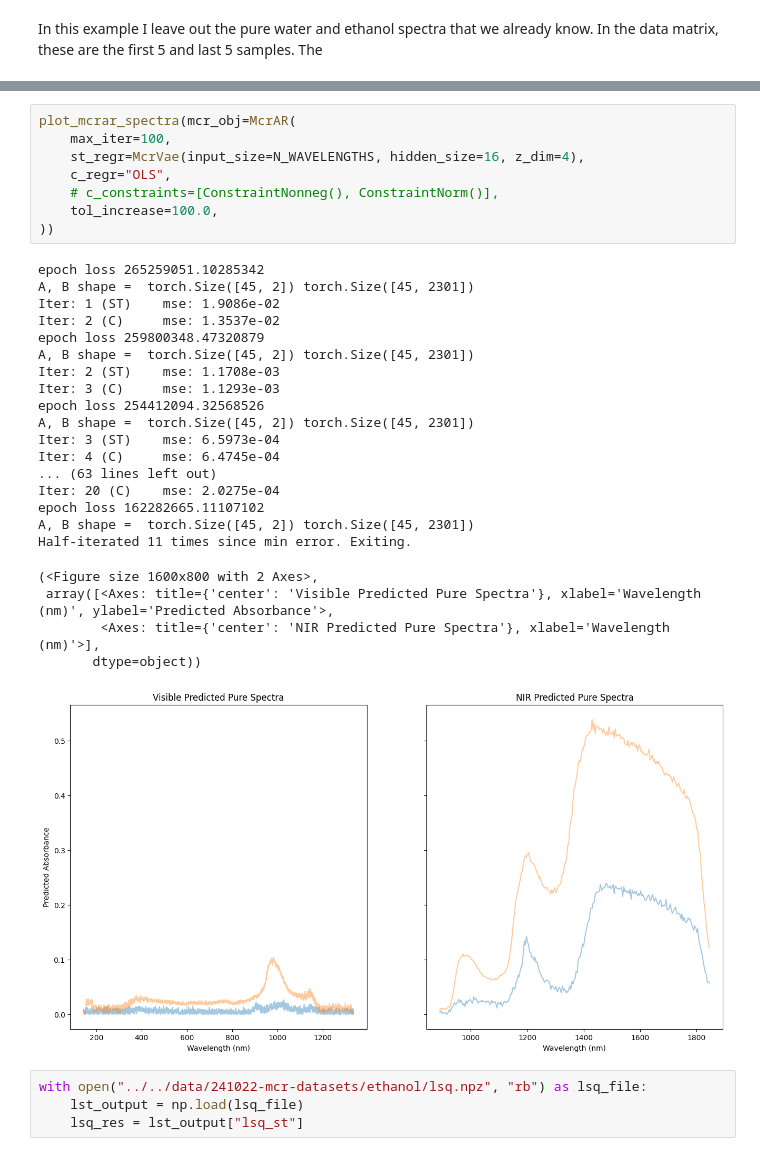
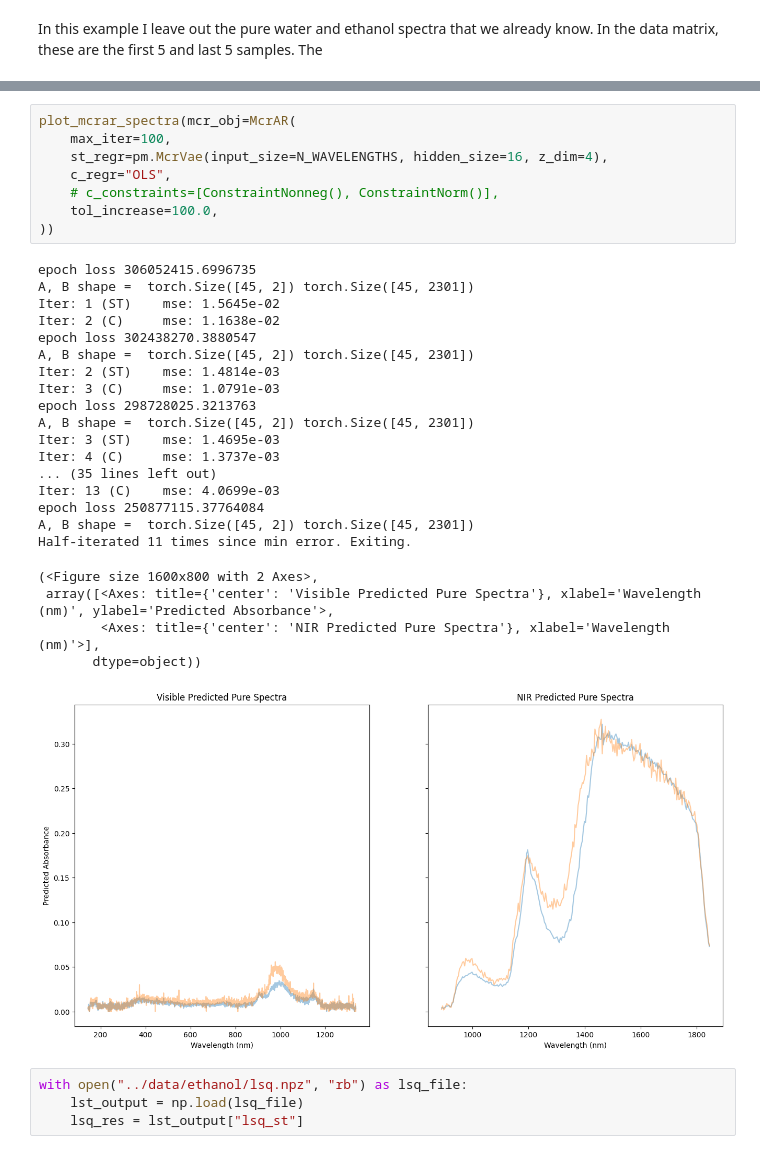
Before and after one commit to bsaintjo/pymcr-torch-demo, a Jupyter notebook: notebooks/pyro-mcr.ipynb, the cells around one changed output, grey strips where cells are left out. Cells and saved outputs as stored; diff of their text form.

```diff
--- a/notebooks/pyro-mcr.ipynb
+++ b/notebooks/pyro-mcr.ipynb
@@ -644,36 +465,36 @@ plt.legend()
 # %%
 plot_mcrar_spectra(mcr_obj=McrAR(
     max_iter=100,
-    st_regr=McrVae(input_size=N_WAVELENGTHS, hidden_size=16, z_dim=4),
+    st_regr=pm.McrVae(input_size=N_WAVELENGTHS, hidden_size=16, z_dim=4),
     c_regr="OLS",
     # c_constraints=[ConstraintNonneg(), ConstraintNorm()],
     tol_increase=100.0,
 ))
 # %% [output]
-epoch loss 265259051.10285342
+epoch loss 306052415.6996735
 A, B shape =  torch.Size([45, 2]) torch.Size([45, 2301])
-Iter: 1 (ST)    mse: 1.9086e-02
-Iter: 2 (C)     mse: 1.3537e-02
-epoch loss 259800348.47320879
+Iter: 1 (ST)    mse: 1.5645e-02
+Iter: 2 (C)     mse: 1.1638e-02
+epoch loss 302438270.3880547
 A, B shape =  torch.Size([45, 2]) torch.Size([45, 2301])
-Iter: 2 (ST)    mse: 1.1708e-03
-Iter: 3 (C)     mse: 1.1293e-03
-epoch loss 254412094.32568526
+Iter: 2 (ST)    mse: 1.4814e-03
+Iter: 3 (C)     mse: 1.0791e-03
+epoch loss 298728025.3213763
 A, B shape =  torch.Size([45, 2]) torch.Size([45, 2301])
-Iter: 3 (ST)    mse: 6.5973e-04
-Iter: 4 (C)     mse: 6.4745e-04
-... (63 lines left out)
-Iter: 20 (C)    mse: 2.0275e-04
-epoch loss 162282665.11107102
+Iter: 3 (ST)    mse: 1.4695e-03
+Iter: 4 (C)     mse: 1.3737e-03
+... (35 lines left out)
+Iter: 13 (C)    mse: 4.0699e-03
+epoch loss 250877115.37764084
 A, B shape =  torch.Size([45, 2]) torch.Size([45, 2301])
 Half-iterated 11 times since min error. Exiting.
 (<Figure size 1600x800 with 2 Axes>,
  array([<Axes: title={'center': 'Visible Predicted Pure Spectra'}, xlabel='Wavelength (nm)', ylabel='Predicted Absorbance'>,
         <Axes: title={'center': 'NIR Predicted Pure Spectra'}, xlabel='Wavelength (nm)'>],
        dtype=object))
-[figure, old version]
+[figure, new version]
 # %%
-with open("../../data/241022-mcr-datasets/ethanol/lsq.npz", "rb") as lsq_file:
+with open("../data/ethanol/lsq.npz", "rb") as lsq_file:
     lst_output = np.load(lsq_file)
     lsq_res = lst_output["lsq_st"]
 # %%
```
Also changed, not shown: parts of 19 cells of this notebook, 2 other files.
